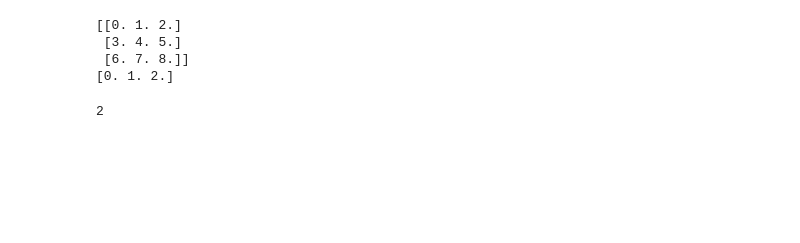
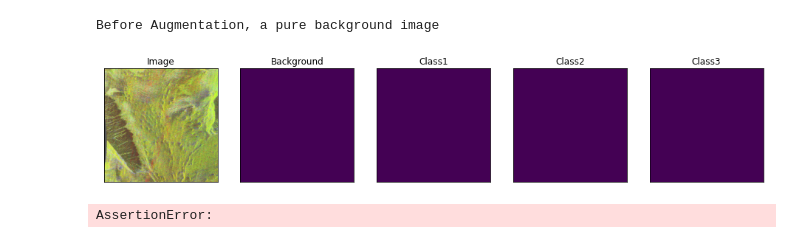
Before and after one commit to jie311/Copy-and-Paste-for-Segmentation, a Jupyter notebook: Example/Demo.ipynb, the cells around one changed output. Saved outputs shown, nothing was run; the diff lists cells and outputs as text; code cells hidden in the pictures; blank space fills up the shorter version.

```diff
--- a/Example/Demo.ipynb
+++ b/Example/Demo.ipynb
@@ -10,27 +18,0 @@ from SemanticCopyandPaste import SemanticCopyandPaste
-# %%
-ClassNums = 4 # including background
-
-rgb2  = cv2.imread('../data/train/glacier_12.png')
-mask2 = cv2.imread('../data/train_mask/glacier_12.png', 1)
-
-plt.figure()
-plt.subplot(121)
-plt.imshow(rgb2)
-plt.title('Original RGB')
-plt.subplot(122)
-plt.imshow(mask2*50)
-plt.title('Mask')
-
-
-f = SemanticCopyandPaste(4, '../data/train/', '../data/train_mask')
-img, mask = f(rgb2, mask2)
-
-plt.figure()
-plt.subplot(121)
-plt.imshow(img)
-plt.title('Augmented RGB')
-plt.subplot(122)
-plt.imshow(mask*50)
-plt.title('Augmented Mask')
-
-print("After this copy and paste then you could still include copy")
@@ -45,13 +19,4 @@ x2 = np.arange(3.0)
-# %%
-print(x1)
-print(x2)
-# %% [output]
-[[0. 1. 2.]
- [3. 4. 5.]
- [6. 7. 8.]]
-[0. 1. 2.]
-# %%
-import random
-random.randrange(4)
-# %% [output]
-2
+# %%
+DATA_DIR = './data'
+x_train_dir = os.path.join(DATA_DIR, 'train')
+y_train_dir = os.path.join(DATA_DIR, 'train_mask')
@@ -57,0 +153,16 @@ random.randrange(4)
+# %%
+# Lets look at data we have
+print('Before Augmentation, a pure background image')
+dataset = Dataset(x_train_dir, y_train_dir, classes=['background','class1', 'class2', 'class3'])
+
+image, mask = dataset[1] # get some sample
+visualize(
+    image=image,
+    background=mask[..., 0].squeeze(),
+    class1=mask[..., 1].squeeze(),
+    class2=mask[..., 2].squeeze(),
+    class3=mask[..., 3].squeeze()
+)
+# %% [output]
+Before Augmentation, a pure background image
+[figure, added]
@@ -57,0 +214,13 @@ random.randrange(4)
+# %%
+# Lets look at augmented data we have
+dataset = Dataset(x_train_dir, y_train_dir, classes=['background','class1', 'class2', 'class3'], augmentation=get_training_augmentation())
+
+image, mask = dataset[0] # get some sample
+visualize(
+    image=image,
+    cars_mask=mask[..., 0].squeeze(),
+    sky_mask=mask[..., 1].squeeze(),
+    background_mask=mask[..., 2].squeeze(),
+)
+# %% [output]
+AssertionError:
```
Also changed, not shown: parts of 6 cells of this notebook.
